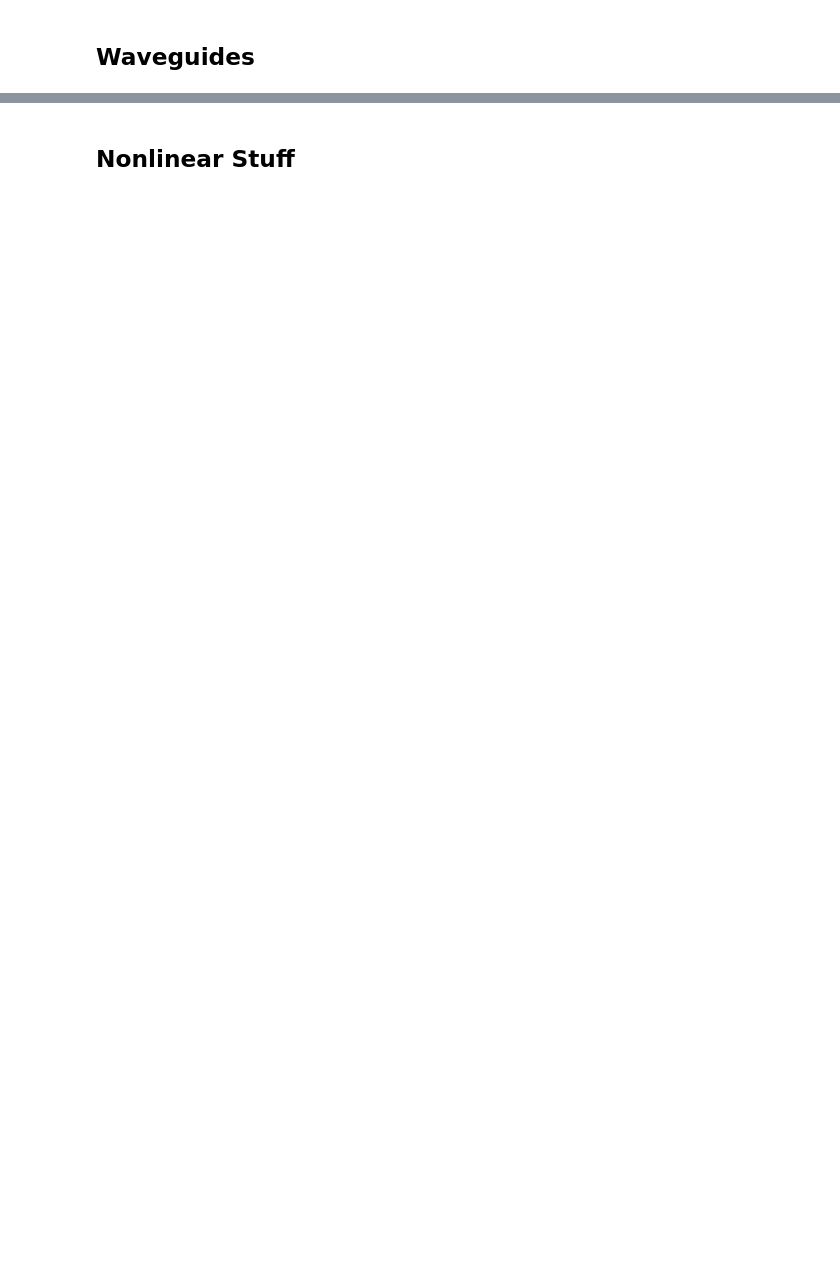
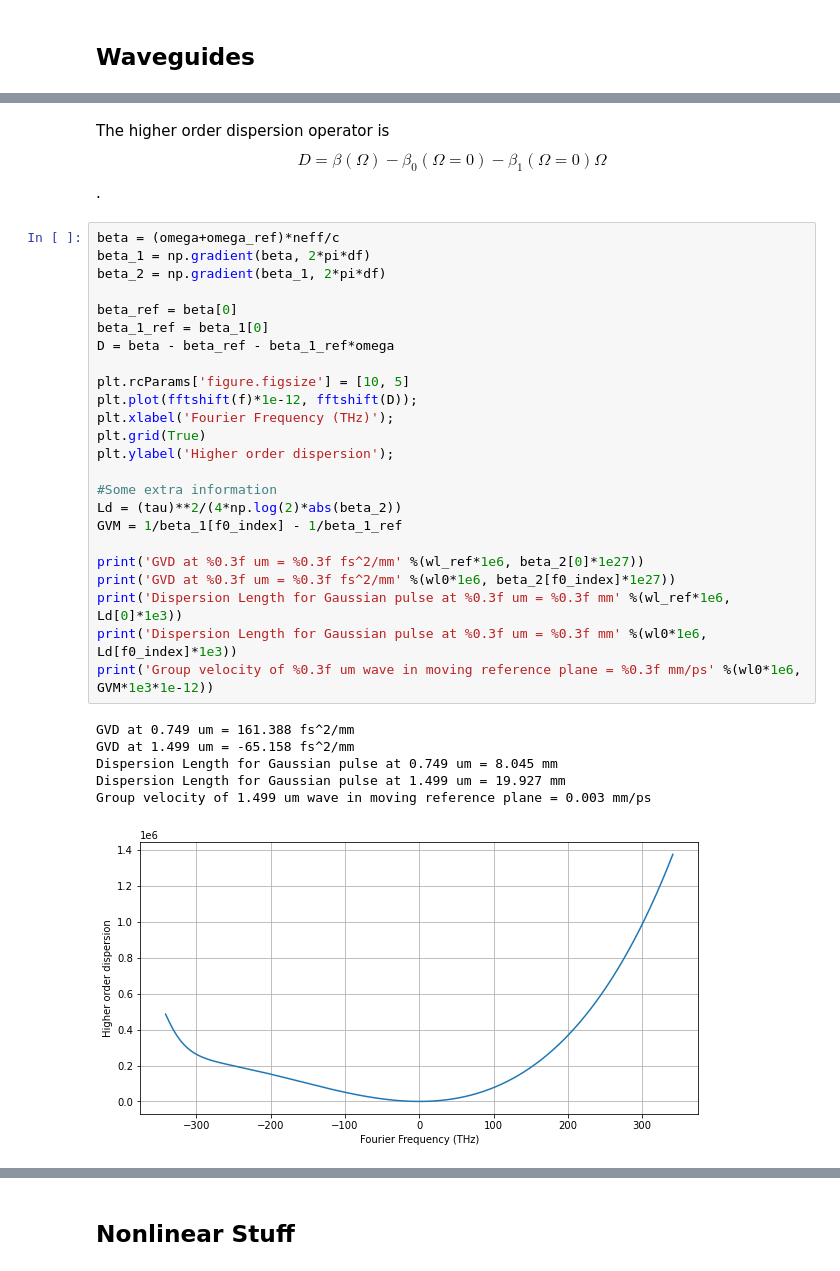
Before and after one commit to ledezmaluism/snow, a Jupyter notebook: Notebooks/SCG_2.ipynb, the cells around one changed output, grey strips where cells are left out. Drawn from its saved outputs; the diff is of its cells as text; blank space fills up the shorter version.

```diff
--- a/Notebooks/SCG_2.ipynb
+++ b/Notebooks/SCG_2.ipynb
@@ -235,0 +178,34 @@ plt.grid()
+# %% [markdown]
+The higher order dispersion operator is
+$$D = \beta(\Omega) - \beta_0(\Omega=0) - \beta_1(\Omega=0) \Omega$$.
+# %%
+beta = (omega+omega_ref)*neff/c
+beta_1 = np.gradient(beta, 2*pi*df)
+beta_2 = np.gradient(beta_1, 2*pi*df)
+
+beta_ref = beta[0]
+beta_1_ref = beta_1[0]
+D = beta - beta_ref - beta_1_ref*omega
+
+plt.rcParams['figure.figsize'] = [10, 5]
+plt.plot(fftshift(f)*1e-12, fftshift(D));
+plt.xlabel('Fourier Frequency (THz)');
+plt.grid(True)
+plt.ylabel('Higher order dispersion');
+
+#Some extra information
+Ld = (tau)**2/(4*np.log(2)*abs(beta_2))
+GVM = 1/beta_1[f0_index] - 1/beta_1_ref
+
+print('GVD at %0.3f um = %0.3f fs^2/mm' %(wl_ref*1e6, beta_2[0]*1e27))
+print('GVD at %0.3f um = %0.3f fs^2/mm' %(wl0*1e6, beta_2[f0_index]*1e27))
+print('Dispersion Length for Gaussian pulse at %0.3f um = %0.3f mm' %(wl_ref*1e6, Ld[0]*1e3))
+print('Dispersion Length for Gaussian pulse at %0.3f um = %0.3f mm' %(wl0*1e6, Ld[f0_index]*1e3))
+print('Group velocity of %0.3f um wave in moving reference plane = %0.3f mm/ps' %(wl0*1e6, GVM*1e3*1e-12))
+# %% [output]
+GVD at 0.749 um = 161.388 fs^2/mm
+GVD at 1.499 um = -65.158 fs^2/mm
+Dispersion Length for Gaussian pulse at 0.749 um = 8.045 mm
+Dispersion Length for Gaussian pulse at 1.499 um = 19.927 mm
+Group velocity of 1.499 um wave in moving reference plane = 0.003 mm/ps
+[figure, added]
```
Also changed, not shown: parts of 39 cells of this notebook.
